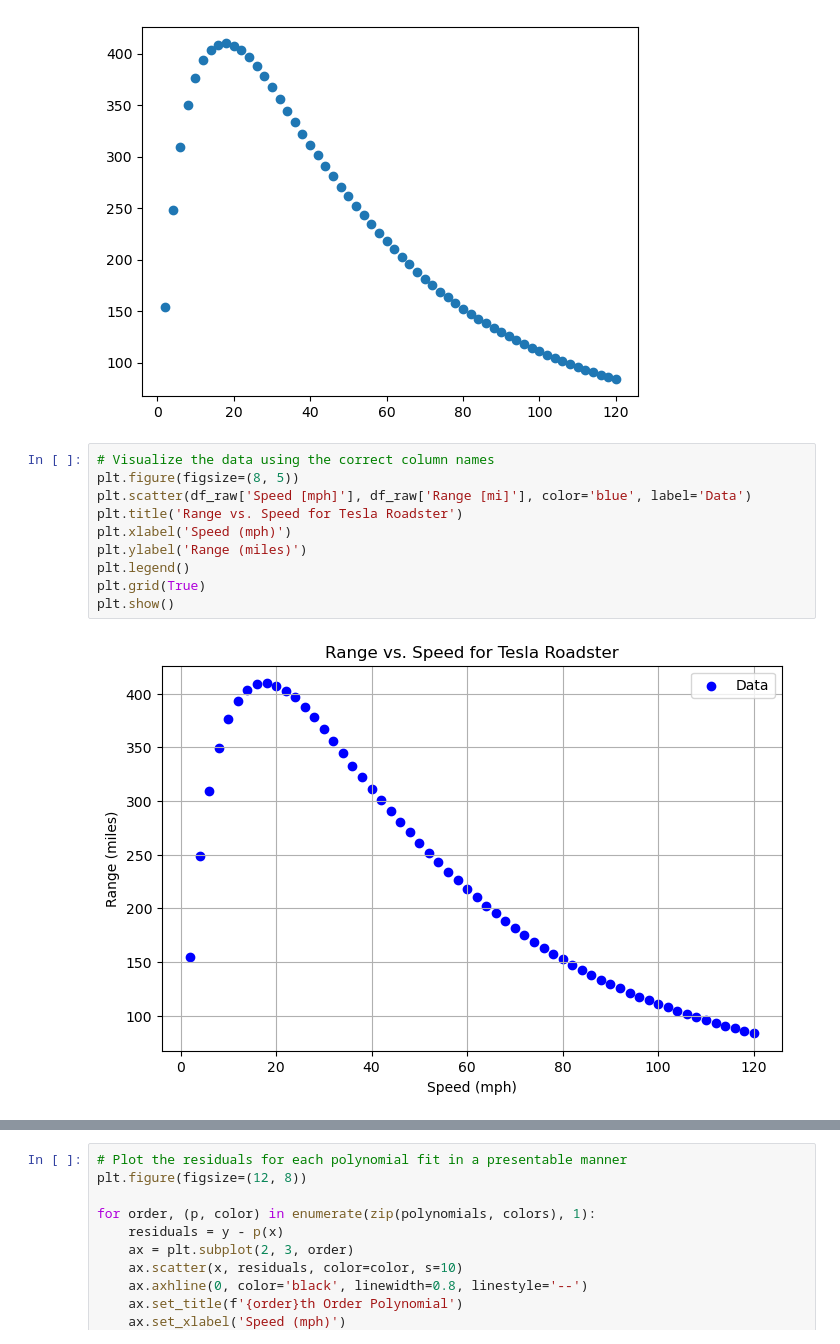
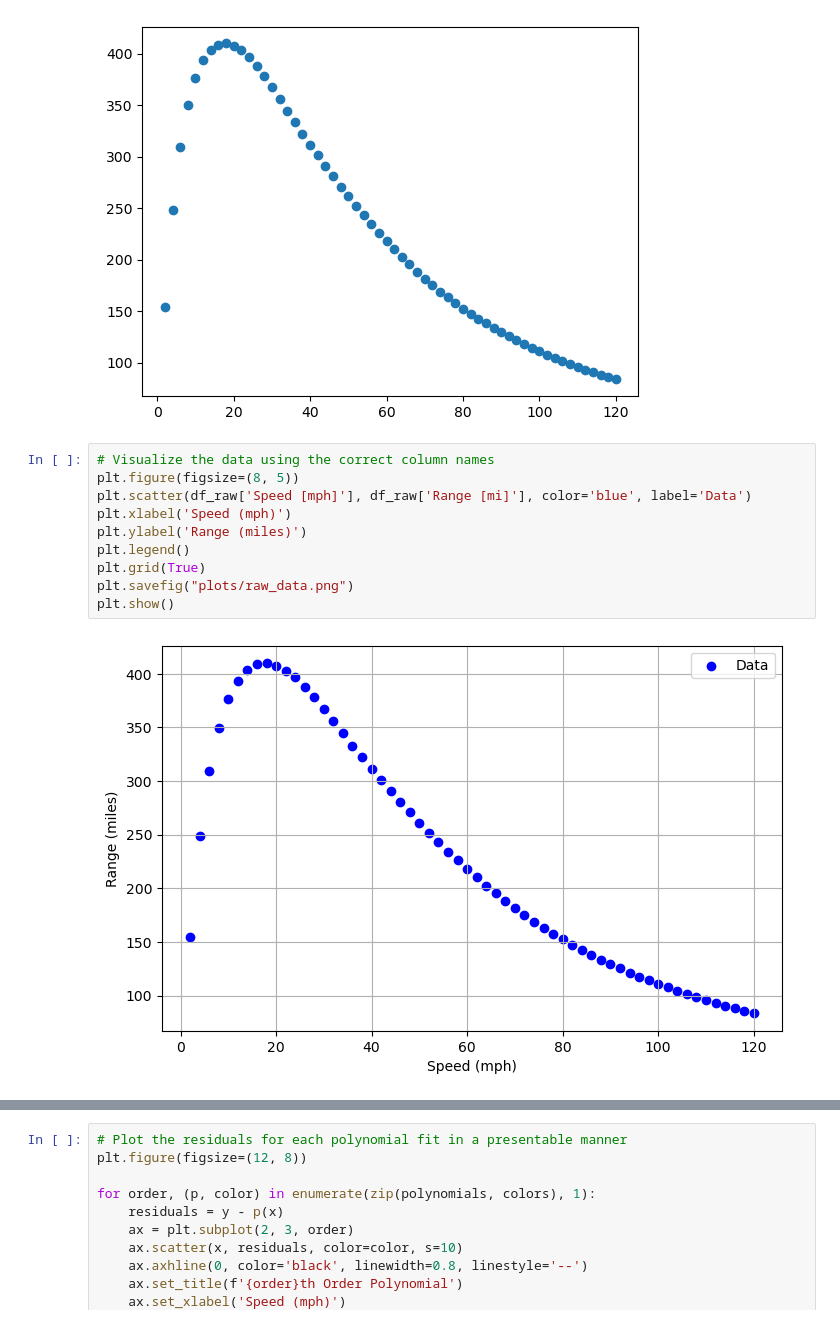
Before and after one commit to ririye01/math4334-MathModelingNotebooks, a Jupyter notebook: projects/p2/p2.ipynb, the cells around one changed output, grey strips where cells are left out. Saved outputs shown, nothing was run; the diff lists cells and outputs as text.

```diff
--- a/projects/p2/p2.ipynb
+++ b/projects/p2/p2.ipynb
@@ -23,15 +25,15 @@ plt.scatter(x, y)
 # %%
 # Visualize the data using the correct column names
 plt.figure(figsize=(8, 5))
 plt.scatter(df_raw['Speed [mph]'], df_raw['Range [mi]'], color='blue', label='Data')
-plt.title('Range vs. Speed for Tesla Roadster')
 plt.xlabel('Speed (mph)')
 plt.ylabel('Range (miles)')
 plt.legend()
 plt.grid(True)
+plt.savefig("plots/raw_data.png")
 plt.show()
 # %% [output]
-[figure, old version]
+[figure, new version]
 # %%
 from numpy.polynomial import Polynomial
 from sklearn.metrics import mean_squared_error
```
Also changed, not shown: parts of 27 cells of this notebook, 31 other files.
